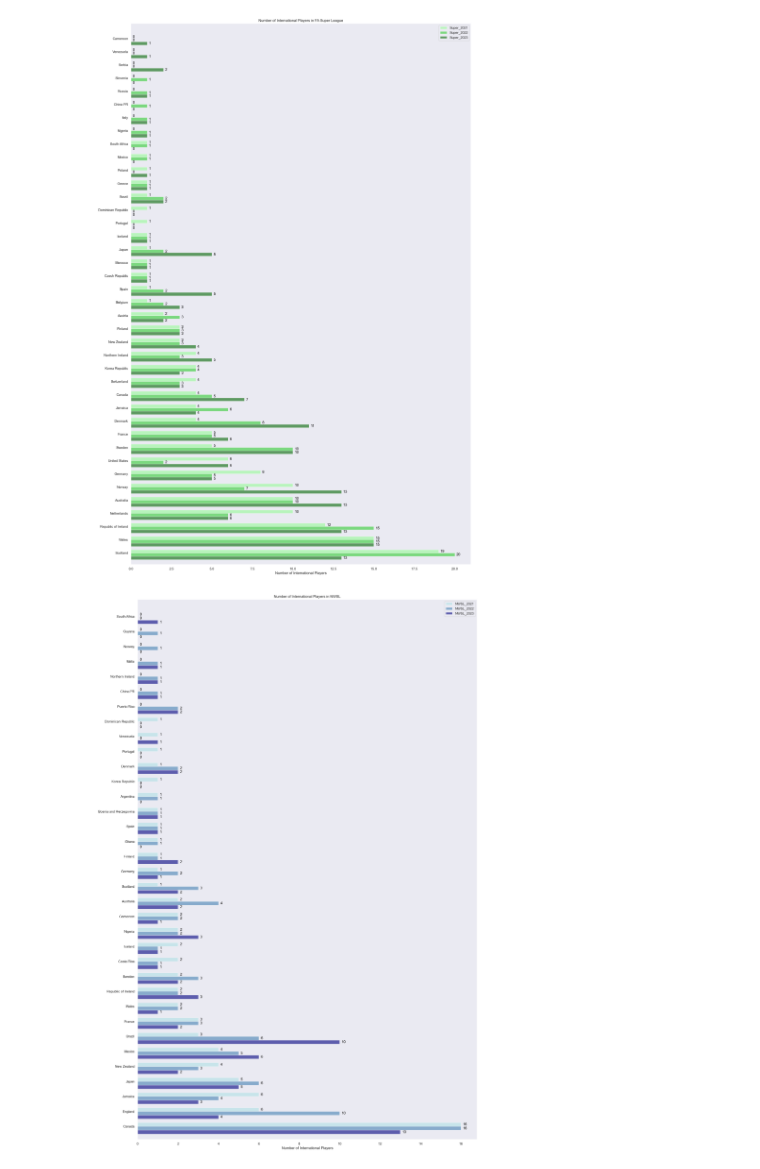
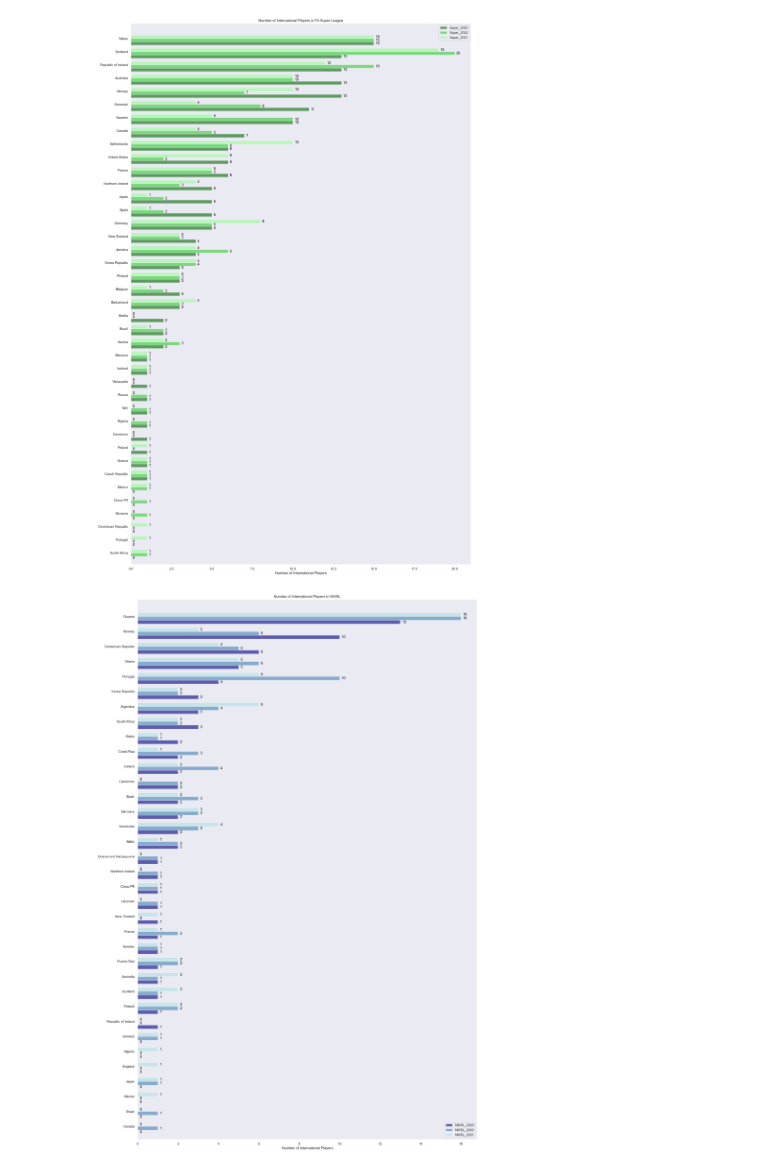
Before and after one commit to athornton2012/wc2023-delphi, a Jupyter notebook: EDA/FA+NWSL_International_Player.ipynb, the cells around one changed output. Drawn from its saved outputs; the diff is of its cells as text; code cells hidden in the pictures.

```diff
--- a/EDA/FA+NWSL_International_Player.ipynb
+++ b/EDA/FA+NWSL_International_Player.ipynb
@@ -24,39 +24,42 @@ FA_all.columns = ['Nation', 'FA_2021', 'FA_2022', 'FA_2023']
 FA_all = FA_all.drop([0,25])
 # %%
 FA_all = FA_all.fillna(0)
-# %%
-FA_all['FA_2021'] = FA_all['FA_2021'].astype('int')
-FA_all['FA_2022'] = FA_all['FA_2022'].astype('int')
-FA_all['FA_2023'] = FA_all['FA_2023'].astype('int')
+# %%
+FA_all[['FA_2021', 'FA_2022', 'FA_2023']] = FA_all[['FA_2021', 'FA_2022', 'FA_2023']].astype('int')
+# %%
+FA_all = FA_all.sort_values(by = 'FA_2023', ascending = False)
+# %%
+FA_all.reset_index(drop = True, inplace = True)
 # %%
 fig, ax = plt.subplots(figsize =(20, 32))
 sns.set_style('dark')
 
-country = FA_all.Nation
-FA_2021  = FA_all['FA_2021']
-FA_2022  = FA_all['FA_2022']
-FA_2023  = FA_all['FA_2023']
+country = FA_all['Nation'][::-1]
+FA_2021 = FA_all['FA_2021'][::-1]
+FA_2022 = FA_all['FA_2022'][::-1]
+FA_2023 = FA_all['FA_2023'][::-1]
 
 ind = np.arange(len(country))
 width=0.25
 
 ax = plt.subplot(111)
+ax.barh(ind - width * 2, FA_2023, width, align='center', alpha=0.6, color='darkgreen', label='Super_2023')
+ax.barh(ind - width, FA_2022, width, align='center', alpha=0.6, color='limegreen', label='Super_2022')
 ax.barh(ind, FA_2021, width, align='center', alpha=0.6, color='palegreen', label='Super_2021')
-ax.barh(ind - width, FA_2022, width, align='center', alpha=0.6, color='limegreen', label='Super_2022')
-ax.barh(ind - width * 2, FA_2023, width, align='center', alpha=0.6, color='darkgreen', label='Super_2023')
+
 
 for i, (x, y1, y2, y3) in enumerate(zip(ind, FA_2021, FA_2022, FA_2023)):
     ax.text(y3 + 0.1, i - width * 2, str(y3), ha='left', va='center', color='black')
     ax.text(y2 + 0.1, i - width, str(y2), ha='left', va='center', color='black')
     ax.text(y1 + 0.1, i, str(y1), ha='left', va='center', color='black')
 
 ax.set(yticks=ind - width/2, yticklabels=country, ylim=[- 1, len(country)])
 plt.xlabel('Number of International Players')
 plt.title('Number of International Players in FA Super League')
 plt.legend()
 plt.savefig('../report/charts/Super_Inter_Player.pdf',bbox_inches='tight')
 # %% [output]
-[figure, old version]
+[figure, new version]
 # %%
 NWSL_2023 = pd.read_csv('../datasets/FA+NWSL/NWSL_2023.csv',)
 
@@ -81,17 +88,19 @@ fig, ax = plt.subplots(figsize =(20, 32))
 sns.set_style('dark')
 
 country = NWSL_all.Nation
-NWSL_2021  = NWSL_all['NWSL_2021']
-NWSL_2022  = NWSL_all['NWSL_2022']
-NWSL_2023  = NWSL_all['NWSL_2023']
+NWSL_2021 = NWSL_all['NWSL_2021'][::-1]
+NWSL_2022 = NWSL_all['NWSL_2022'][::-1]
+NWSL_2023 = NWSL_all['NWSL_2023'][::-1]
 
 ind = np.arange(len(country))
 width=0.25
 
 ax = plt.subplot(111)
+ax.barh(ind - width * 2, NWSL_2023, width, align='center', alpha=0.6, color='navy', label='NWSL_2023')
+ax.barh(ind - width, NWSL_2022, width, align='center', alpha=0.6, color='steelblue', label='NWSL_2022')
 ax.barh(ind, NWSL_2021, width, align='center', alpha=0.6, color='powderblue', label='NWSL_2021')
-ax.barh(ind - width, NWSL_2022, width, align='center', alpha=0.6, color='steelblue', label='NWSL_2022')
-ax.barh(ind - width * 2, NWSL_2023, width, align='center', alpha=0.6, color='navy', label='NWSL_2023')
+
+
 
 for i, (x, y1, y2, y3) in enumerate(zip(ind, NWSL_2021, NWSL_2022, NWSL_2023)):
     ax.text(y3 + 0.1, i - width * 2, str(y3), ha='left', va='center', color='black')
@@ -104,4 +113,4 @@ plt.title('Number of International Players in NWSL')
 plt.legend()
 plt.savefig('../report/charts/NWSL_Inter_Player.pdf',bbox_inches='tight')
 # %% [output]
-[figure, old version]
+[figure, new version]
```
Also changed, not shown: parts of 2 cells of this notebook.
